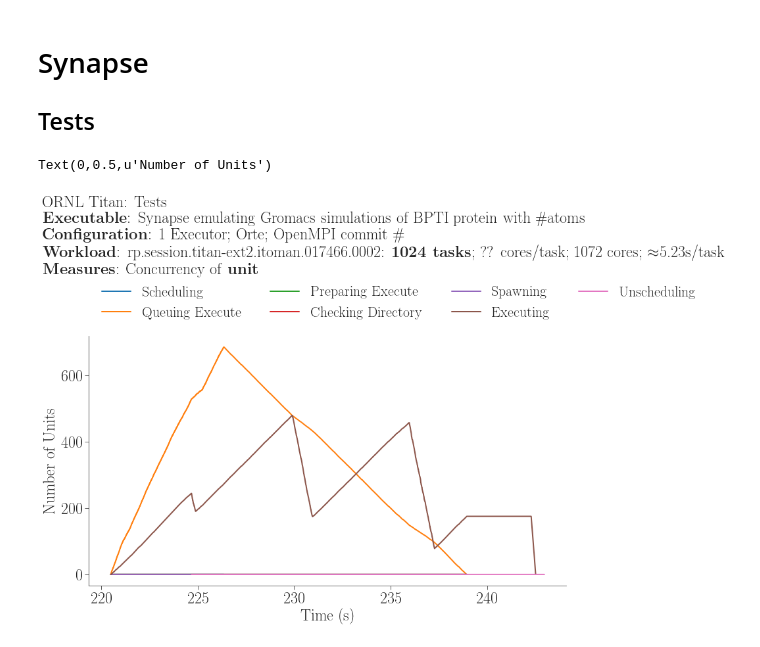
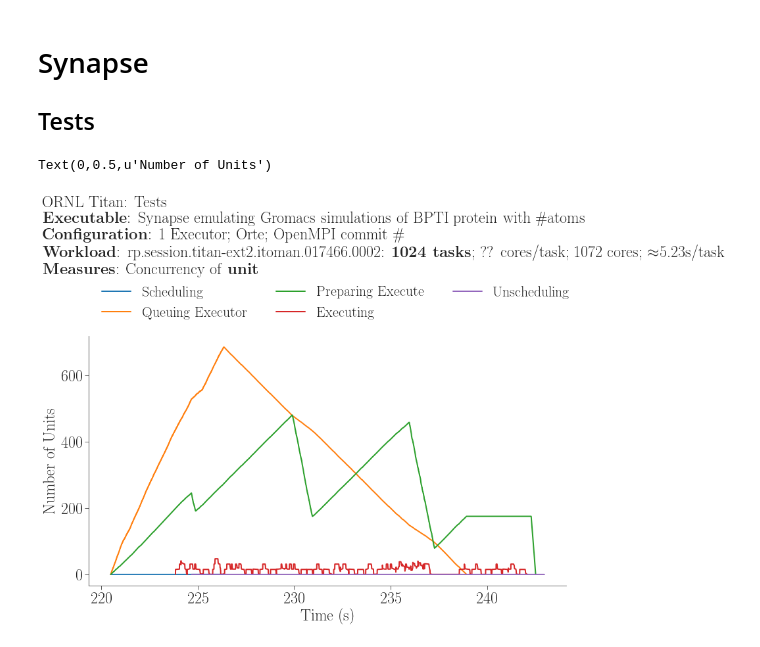
Before and after one commit to radical-experiments/rp.paper, a Jupyter notebook: analysis/rp_paper_tests.ipynb, the cells around one changed output. Saved outputs shown, nothing was run; the diff lists cells and outputs as text; code cells hidden in the pictures.

```diff
--- a/analysis/rp_paper_tests.ipynb
+++ b/analysis/rp_paper_tests.ipynb
@@ -56,55 +56,56 @@ scu = session.concurrency(event=[
 x = [item[0] for item in scu]
 y = [item[1] for item in scu]
 ax.plot(x, y) #, color=tableau20[4])
 
 # How many units are being prepared for execution
 scu = session.concurrency(event=[
  {ru.STATE: 'AGENT_EXECUTING', ru.EVENT: 'state'},         # Preparing Execution start
- {ru.STATE: None, ru.EVENT: 'exec_start'}])                # Preparing Execution stop
+ {ru.STATE: None, ru.EVENT: 'exec_stop'}])                # Preparing Execution stop
 x = [item[0] for item in scu]
 y = [item[1] for item in scu]
 ax.plot(x, y) #, color=tableau20[12])
 
-# How many units are being held while their directories are being created
-scu = session.concurrency(event=[
- {ru.STATE: None, ru.EVENT: 'exec_mkdir'},                 # Creating Directory start
- {ru.STATE: None, ru.EVENT: 'exec_mkdir_done'}])           # Creating Directory stop
-x = [item[0] for item in scu]
-y = [item[1] for item in scu]
-ax.plot(x, y) #, color=tableau20[14])
+# # How many units are being held while their directories are being created
+# scu = session.concurrency(event=[
+#  {ru.STATE: None, ru.EVENT: 'exec_mkdir'},                # Creating Directory start
+#  {ru.STATE: None, ru.EVENT: 'exec_mkdir_done'}])          # Creating Directory stop
+# x = [item[0] for item in scu]
+# y = [item[1] for item in scu]
+# ax.plot(x, y) #, color=tableau20[14])
 
 # How many units are being spawned
-scu = session.concurrency(event=[
- {ru.STATE: None, ru.EVENT: 'exec_start'},                 # Spawning start
- {ru.STATE: None, ru.EVENT: 'exec_ok'}])                   # Spawned
-x = [item[0] for item in scu]
-y = [item[1] for item in scu]
-ax.plot(x, y) #, color=tableau20[0])
+# scu = session.concurrency(event=[
+#  {ru.STATE: None, ru.EVENT: 'exec_start'},                  # Executor Spawning start
+#  {ru.STATE: None, ru.EVENT: 'cu_exec_start'}])              # CU Spawned
+# x = [item[0] for item in scu]
+# y = [item[1] for item in scu]
+# ax.plot(x, y) #, color=tableau20[0])
 
 # How many units are being executed
 scu = session.concurrency(event=[
- {ru.STATE: None, ru.EVENT: 'exec_ok'},                    # Execution start
- {ru.STATE: None, ru.EVENT: 'exec_stop'}])                 # Executed
+ {ru.STATE: None, ru.EVENT: 'app_start'},                   # Execution start
+ {ru.STATE: None, ru.EVENT: 'app_stop'}]   )                # Executed
 x = [item[0] for item in scu]
 y = [item[1] for item in scu]
 ax.plot(x, y) #, color=tableau20[0])
 
 # How many units are being unscheduled
 scu = session.concurrency(event=[
- {ru.STATE: None, ru.EVENT: 'unschedule_start'},           # Unscheduling start
- {ru.STATE: None, ru.EVENT: 'unschedule_stop'}])           # Unscheduling stop
+ {ru.STATE: None, ru.EVENT: 'unschedule_start'},            # Unscheduling start
+ {ru.STATE: None, ru.EVENT: 'unschedule_stop'}])            # Unscheduling stop
 x = [item[0] for item in scu]
 y = [item[1] for item in scu]
 ax.plot(x, y) #, color=tableau20[8])
 
-ax.legend(ncol=4, loc='upper left', bbox_to_anchor=(0,1.25),
-          labels=['Scheduling', 'Queuing Execute', 'Preparing Execute',
-                  'Checking Directory', 'Spawning', 'Executing', 'Unscheduling'])
+ax.legend(ncol=3, loc='upper left', bbox_to_anchor=(0,1.25),
+          labels=['Scheduling', 'Queuing Executor', 'Preparing Execute',
+                  # 'Checking Directory', 'Spawning',
+                  'Executing', 'Unscheduling'])
 plt.xlabel('Time (s)')
 plt.ylabel('Number of Units')
 # %% [output]
 Text(0,0.5,u'Number of Units')
-[figure, old version]
+[figure, new version]
 # %%
 fig, ax  = fig_hdouble_setup()
 sessions = test_sessions
```
Also changed, not shown: parts of 5 cells of this notebook.
